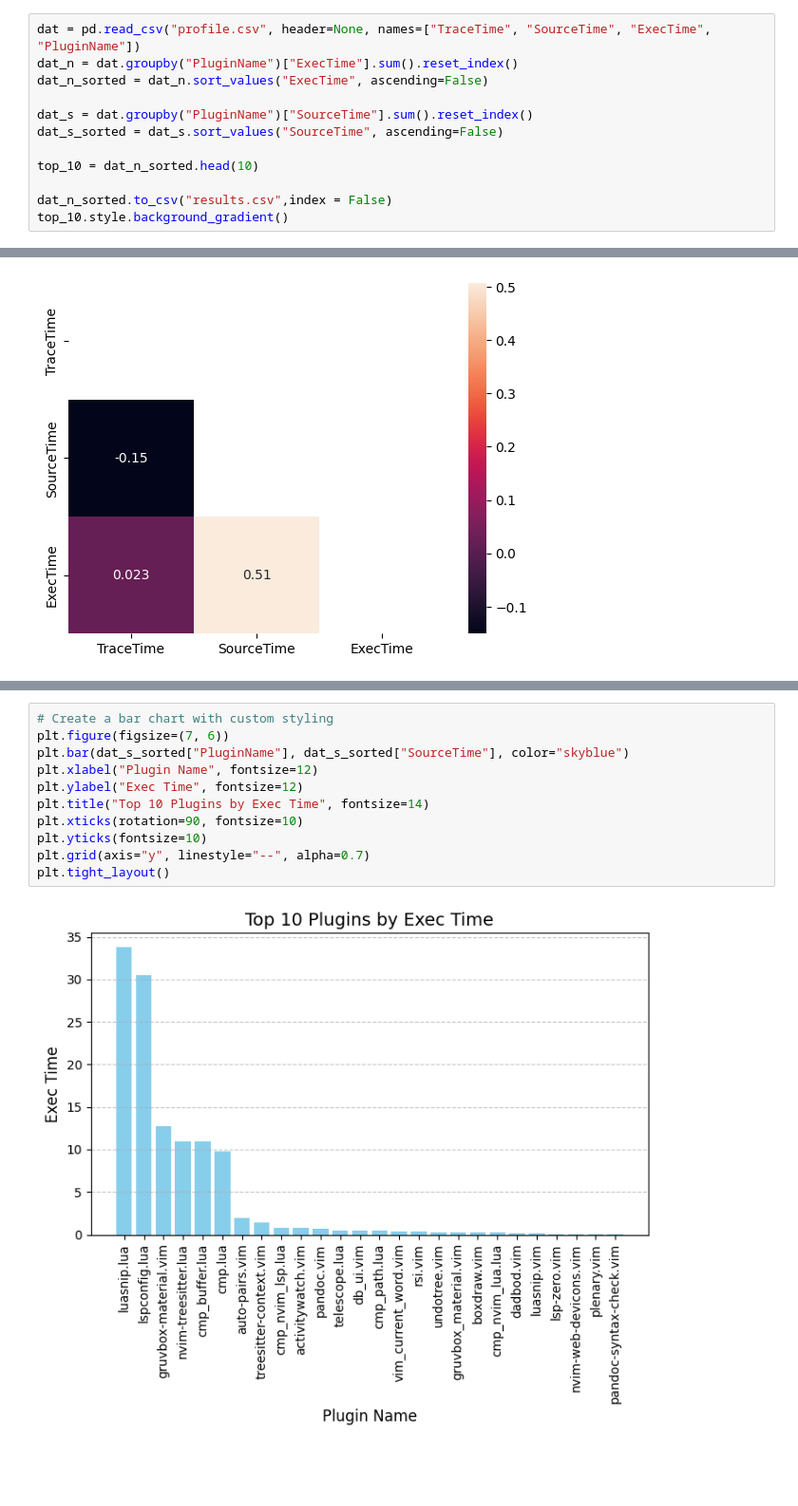
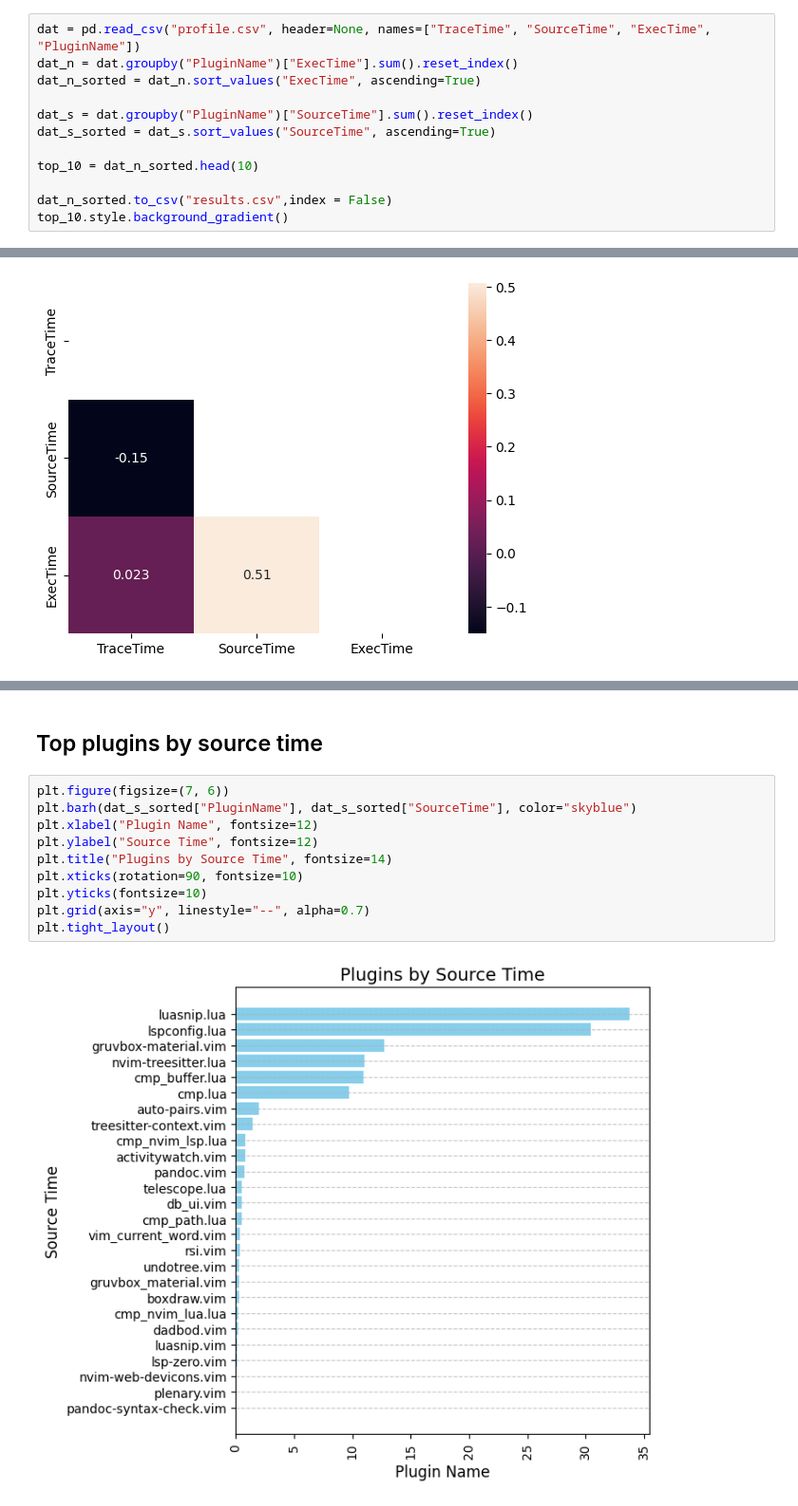
Before and after one commit to AnupPainuly/neovim-startup-analysis, a Jupyter notebook: neovim_startup-time.ipynb, the cells around one changed output, grey strips where cells are left out. Shown at 95% size. Saved outputs shown, nothing was run; the diff lists cells and outputs as text; blank space fills up the shorter version.

```diff
--- a/neovim_startup-time.ipynb
+++ b/neovim_startup-time.ipynb
@@ -6,10 +6,10 @@ import seaborn as sns
 # %%
 dat = pd.read_csv("profile.csv", header=None, names=["TraceTime", "SourceTime", "ExecTime", "PluginName"])
 dat_n = dat.groupby("PluginName")["ExecTime"].sum().reset_index()
-dat_n_sorted = dat_n.sort_values("ExecTime", ascending=False)
+dat_n_sorted = dat_n.sort_values("ExecTime", ascending=True)
 
 dat_s = dat.groupby("PluginName")["SourceTime"].sum().reset_index()
-dat_s_sorted = dat_s.sort_values("SourceTime", ascending=False)
+dat_s_sorted = dat_s.sort_values("SourceTime", ascending=True)
 
 top_10 = dat_n_sorted.head(10)
 
@@ -125,13 +93,14 @@ dat_s.style.background_gradient()
+# %% [markdown]
+## Top plugins by source time
 # %%
-# Create a bar chart with custom styling
 plt.figure(figsize=(7, 6))
-plt.bar(dat_s_sorted["PluginName"], dat_s_sorted["SourceTime"], color="skyblue")
+plt.barh(dat_s_sorted["PluginName"], dat_s_sorted["SourceTime"], color="skyblue")
 plt.xlabel("Plugin Name", fontsize=12)
-plt.ylabel("Exec Time", fontsize=12)
-plt.title("Top 10 Plugins by Exec Time", fontsize=14)
+plt.ylabel("Source Time", fontsize=12)
+plt.title("Plugins by Source Time", fontsize=14)
 plt.xticks(rotation=90, fontsize=10)
 plt.yticks(fontsize=10)
 plt.grid(axis="y", linestyle="--", alpha=0.7)
 plt.tight_layout()
 # %% [output]
-[figure, old version]
+[figure, new version]
```
Also changed, not shown: parts of 14 cells of this notebook, 2 other files.
